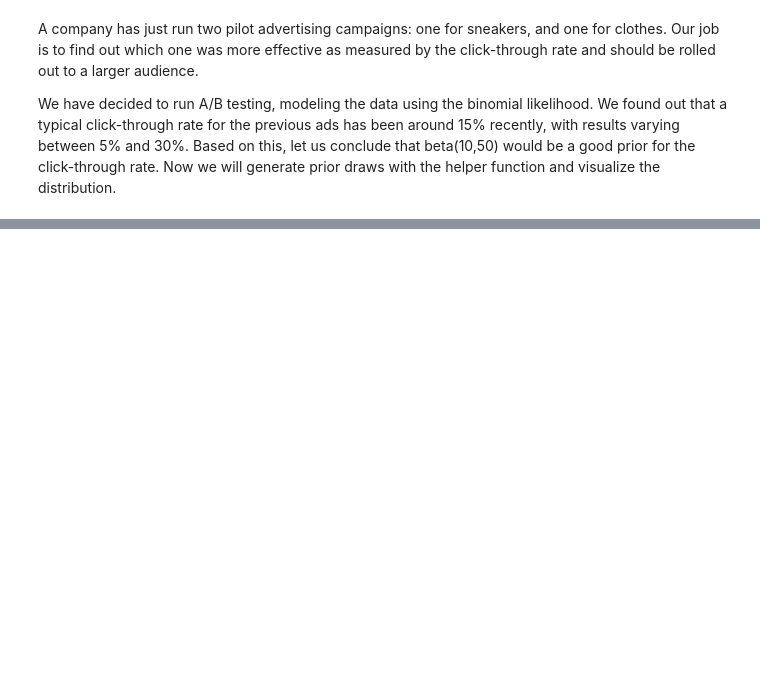
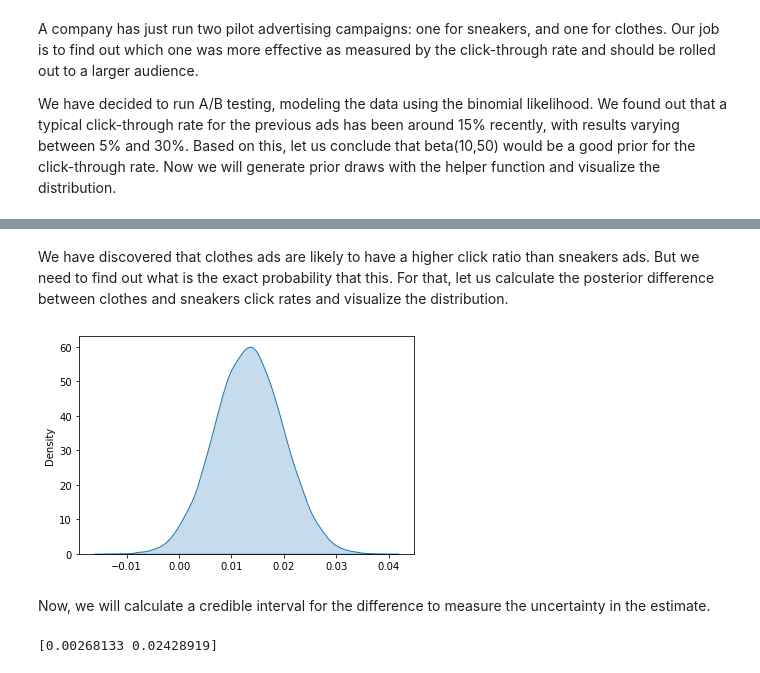
Before and after one commit to syednayeemridwan/data-science-projects, a Jupyter notebook: AB Testing for potential profitable products/ab-test.ipynb, the cells around one changed output, grey strips where cells are left out. Drawn from its saved outputs; the diff is of its cells as text; code cells hidden in the pictures; blank space fills up the shorter version.

```diff
--- a/AB Testing for potential profitable products/ab-test.ipynb
+++ b/AB Testing for potential profitable products/ab-test.ipynb
@@ -44,0 +65,18 @@ We will now sort out the two products into different dataframes
+# %% [markdown]
+We have discovered that clothes ads are likely to have a higher click ratio than sneakers ads. But we need to find out what is the exact probability that this. For that,  let us calculate the posterior difference between clothes and sneakers click rates and visualize the distribution.
+# %%
+# Calculate posterior difference and plot it
+diff = clothes_posterior - sneakers_posterior
+sns.kdeplot(diff, shade=True, label="diff")
+plt.show()
+# %% [output]
+[figure, added]
+# %% [markdown]
+Now, we will calculate a credible interval for the difference to measure the uncertainty in the estimate.
+# %%
+import arviz as az
+# Calculate and print 90% credible interval of posterior difference
+interval =  az.hdi(diff, hdi_prob=0.9)
+print(interval)
+# %% [output]
+[0.00268133 0.02428919]
```
Also changed, not shown: parts of 12 cells of this notebook.
